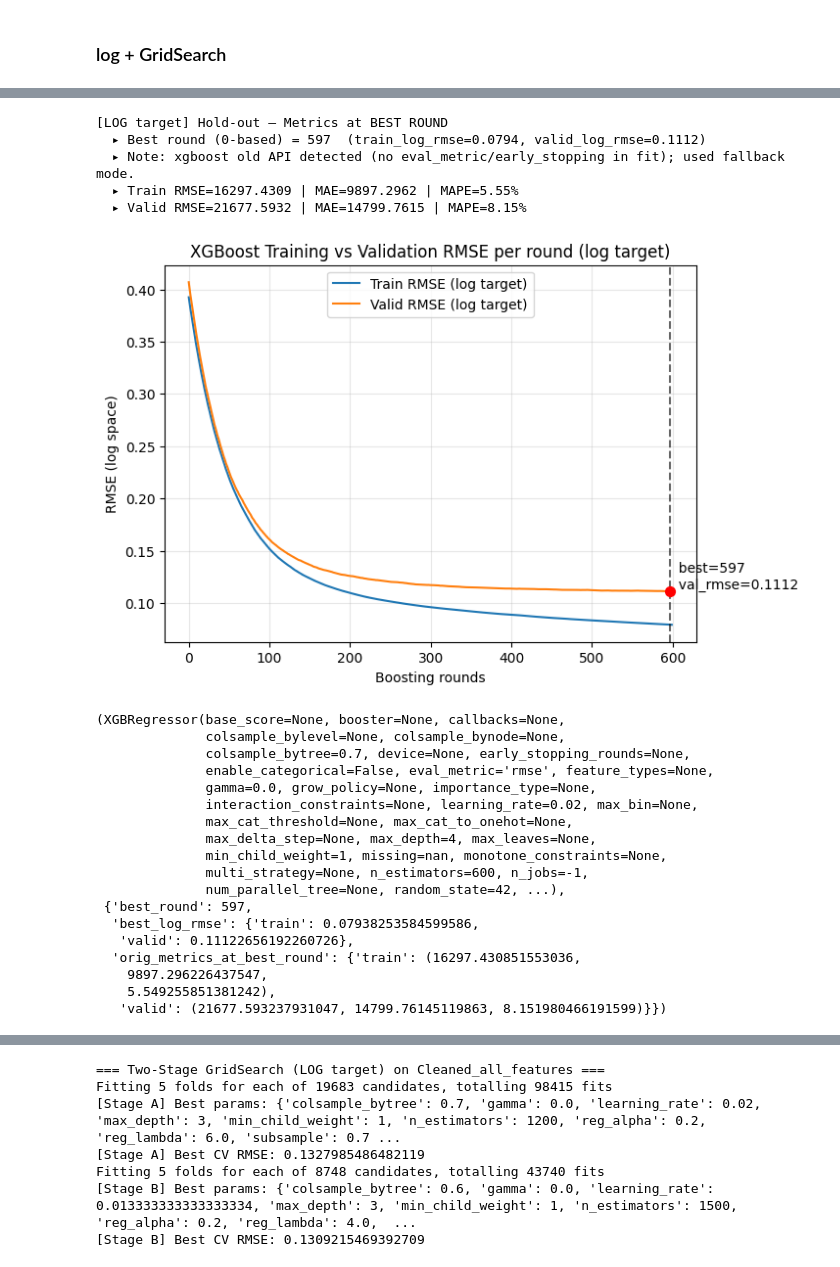
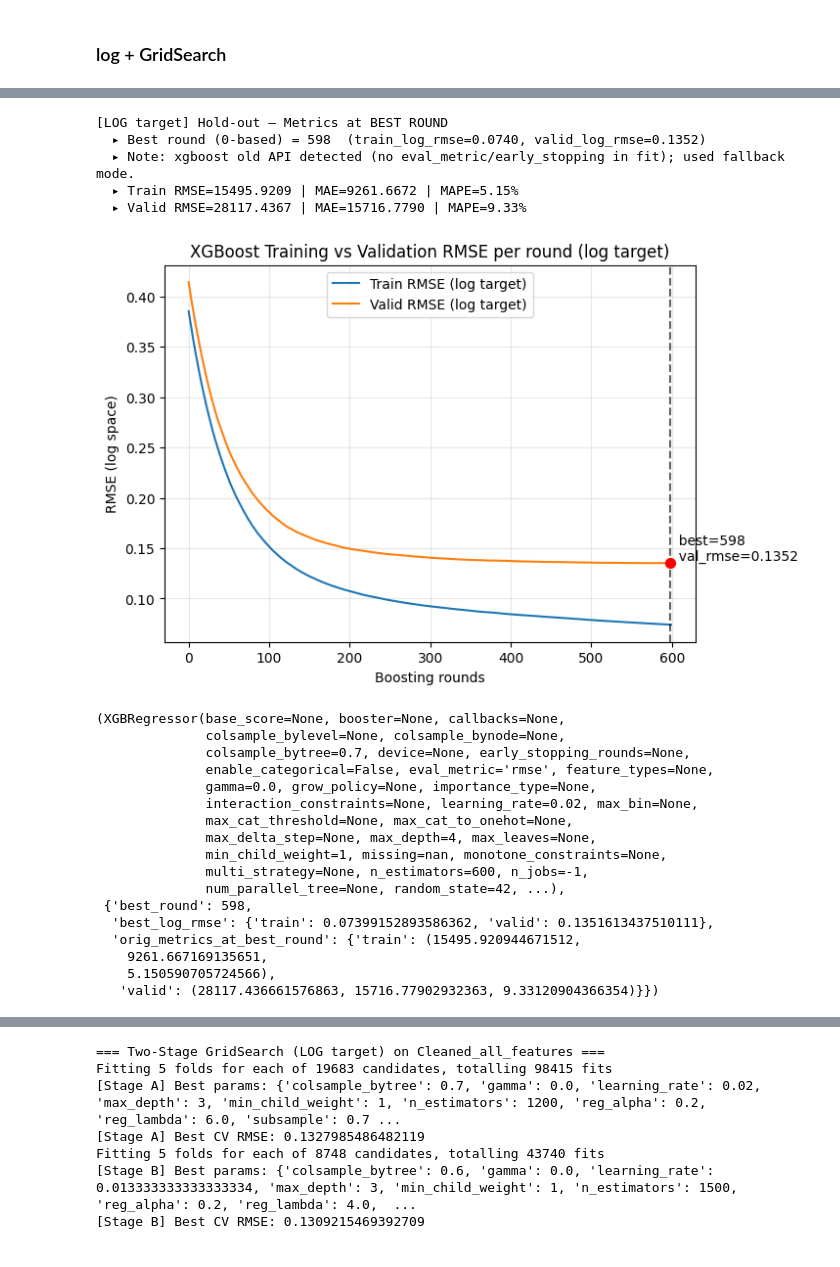
Before and after one commit to ivanho0908/House-Price-Prediction, a Jupyter notebook: models.ipynb, the cells around one changed output, grey strips where cells are left out. Cells and saved outputs as stored; diff of their text form; code cells hidden in the pictures.

```diff
--- a/models.ipynb
+++ b/models.ipynb
@@ -598,7 +598,7 @@ def eval_with_log_target(train_path, best_params, label='SalePrice', rs=42,
     y = df[label].astype(float)
 
     # 9:1 切分
-    X_tr, X_va, y_tr_raw, y_va_raw = train_test_split(X, y, test_size=0.1, random_state=rs)
+    X_tr, X_va, y_tr_raw, y_va_raw = train_test_split(X, y, test_size=0.3, random_state=rs)
     y_tr = np.log1p(y_tr_raw)
     y_va = np.log1p(y_va_raw)
 
@@ -700,16 +700,16 @@ eval_with_log_target("./data/cleaned/train.csv", best_params_from_linear)
 # %%
 # methond 1
 best_params_from_linear = {
     'colsample_bytree': 0.7, 'gamma': 0.0, 'learning_rate': 0.02, 'max_depth': 4, 'min_child_weight': 1, 'n_estimators': 600, 'reg_alpha': 0.39999999999999997, 'reg_lambda': 4.0, 'subsample': 0.6
 }
-eval_with_log_target("./data/Method1,selected/train_filter.csv", best_params_from_linear)
+eval_with_log_target("./data/featured/Method1,selected/train_filter.csv", best_params_from_linear)
 # %% [output]
 [LOG target] Hold-out — Metrics at BEST ROUND
-  ▸ Best round (0-based) = 597  (train_log_rmse=0.0794, valid_log_rmse=0.1112)
+  ▸ Best round (0-based) = 598  (train_log_rmse=0.0740, valid_log_rmse=0.1352)
   ▸ Note: xgboost old API detected (no eval_metric/early_stopping in fit); used fallback mode.
-  ▸ Train RMSE=16297.4309 | MAE=9897.2962 | MAPE=5.55%
-  ▸ Valid RMSE=21677.5932 | MAE=14799.7615 | MAPE=8.15%
+  ▸ Train RMSE=15495.9209 | MAE=9261.6672 | MAPE=5.15%
+  ▸ Valid RMSE=28117.4367 | MAE=15716.7790 | MAPE=9.33%
-[figure, old version]
+[figure, new version]
 (XGBRegressor(base_score=None, booster=None, callbacks=None,
               colsample_bylevel=None, colsample_bynode=None,
               colsample_bytree=0.7, device=None, early_stopping_rounds=None,
@@ -721,12 +721,11 @@ eval_with_log_target("./data/Method1,selected/train_filter.csv", best_params_fro
               min_child_weight=1, missing=nan, monotone_constraints=None,
               multi_strategy=None, n_estimators=600, n_jobs=-1,
               num_parallel_tree=None, random_state=42, ...),
- {'best_round': 597,
-  'best_log_rmse': {'train': 0.07938253584599586,
-   'valid': 0.11122656192260726},
-  'orig_metrics_at_best_round': {'train': (16297.430851553036,
-    9897.296226437547,
-    5.549255851381242),
-   'valid': (21677.593237931047, 14799.76145119863, 8.151980466191599)}})
+ {'best_round': 598,
+  'best_log_rmse': {'train': 0.07399152893586362, 'valid': 0.1351613437510111},
+  'orig_metrics_at_best_round': {'train': (15495.920944671512,
+    9261.667169135651,
+    5.150590705724566),
+   'valid': (28117.436661576863, 15716.77902932363, 9.33120904366354)}})
 # %%
 # method 2
```
Also changed, not shown: parts of 2 cells of this notebook.
